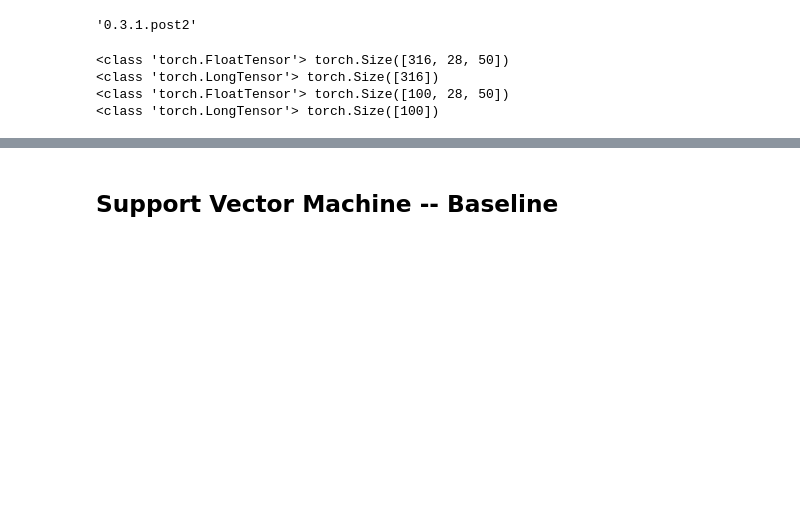
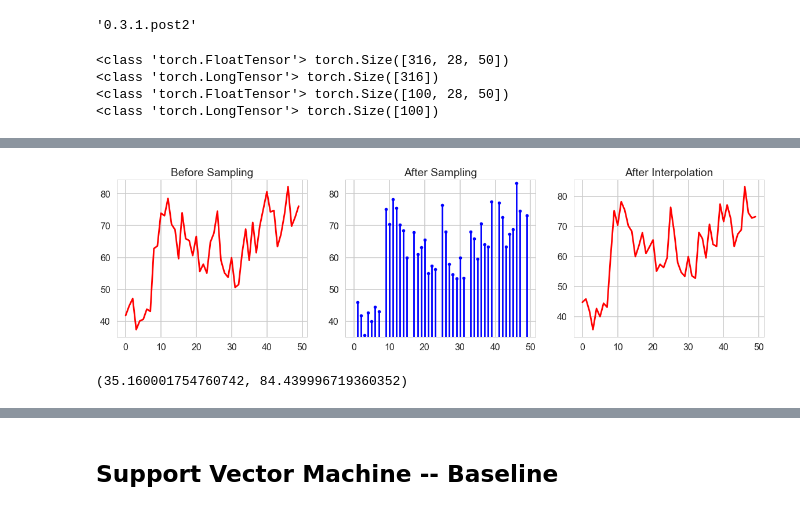
Before and after one commit to TaoSunVoyage/epfl-deeplearning-project, a Jupyter notebook: proj1/Proj1.ipynb, the cells around one changed output, grey strips where cells are left out. Saved outputs shown, nothing was run; the diff lists cells and outputs as text; code cells hidden in the pictures; blank space fills up the shorter version.

```diff
--- a/proj1/Proj1.ipynb
+++ b/proj1/Proj1.ipynb
@@ -45,0 +69,24 @@ ax[1].legend(train_target[:4])
+# %%
+from scipy import signal
+import numpy as np
+
+
+def sampling(data, start, step):
+
+    length = data.size()[2]
+    sample = set(range(0, length, step))
+    rest = set(range(length))
+    data_ind = list(rest.difference(sample))
+    return data_ind
+
+
+def interpolation(data, data_len, start):
+
+    x, y, z = data.size()
+    data_new = np.zeros((x, y, data_len))
+    data_ind = sampling(data, start, 8)
+    data = data[:, :, data_ind]
+    for i in range(x):
+        for j in range(y):
+            data_new[i, j] = signal.resample(data[i, j], data_len)
+    return data_new
@@ -45,0 +95,5 @@ ax[1].legend(train_target[:4])
+# %%
+ind = sampling(train_input[[0]], 0, 8)
+a = np.array(interpolation(train_input, 50, 0)[0, 0])
+b = np.zeros(50)
+b[ind] = a[ind]
@@ -45,0 +120,16 @@ ax[1].legend(train_target[:4])
+# %%
+fig, ax = plt.subplots(1, 3, figsize=(20,5), sharex=True)
+ax[0].plot(np.array(train_input[0, 0]), 'r')
+ax[0].set_title('Before Sampling')
+ax[1].stem(b ,'b', '.b')
+ax[1].set_title('After Sampling')
+ax[1].set_ylim(ax[0].get_ylim())
+ax[2].plot(np.array(interpolation(train_input, 50, 0)[0, 0]), 'r')
+ax[2].set_title('After Interpolation')
+fig.savefig("./aug");
+# %% [output]
+[figure, added]
+# %%
+ax[0].get_ylim()
+# %% [output]
+(35.160001754760742, 84.439996719360352)
```
Also changed, not shown: parts of 45 cells of this notebook, 24 other files.
